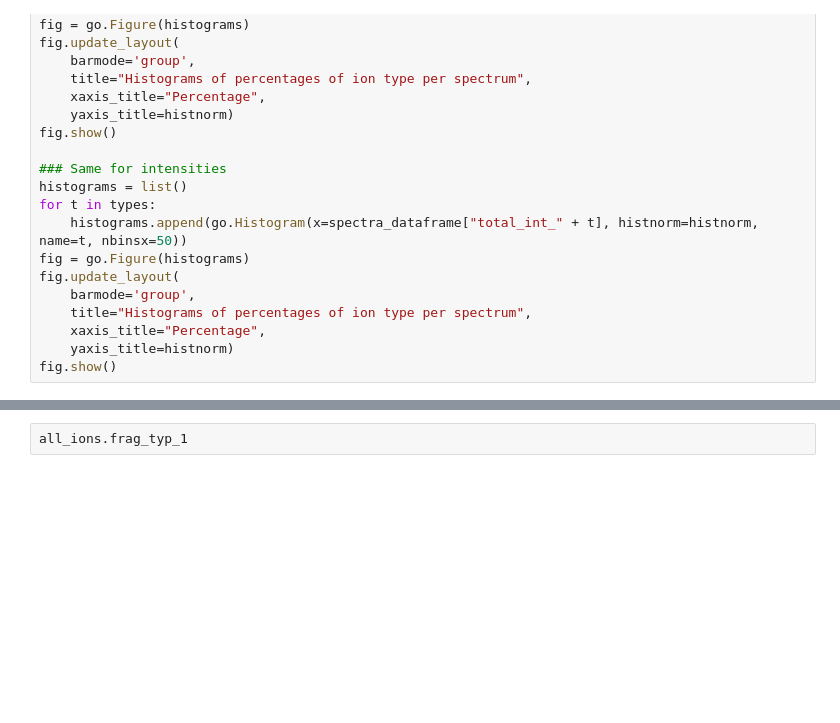
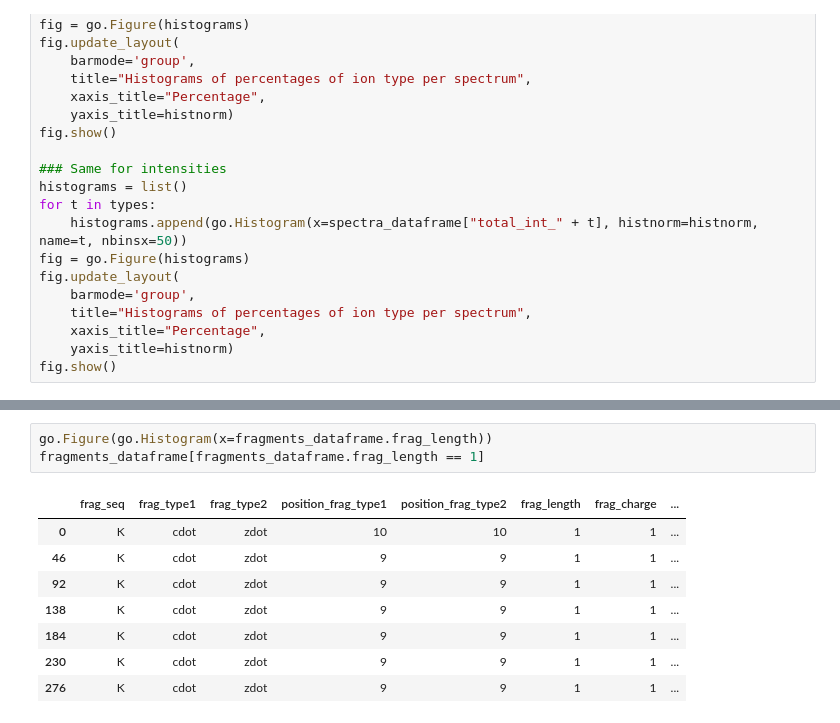
Before and after one commit to veitveit/eubic23_internal_ions, a Jupyter notebook: Stats_Veit.ipynb, the cells around one changed output, grey strips where cells are left out. Cells and saved outputs as stored; diff of their text form; blank space fills up the shorter version.

```diff
--- a/Stats_Veit.ipynb
+++ b/Stats_Veit.ipynb
@@ -185,3 +209,13 @@ fragments_dataframe[fragments_dataframe['frag_seq'].str.len() == 1 and fragments
 # %%
-all_ions.frag_typ_1
+go.Figure(go.Histogram(x=fragments_dataframe.frag_length))
+fragments_dataframe[fragments_dataframe.frag_length == 1]
+# %% [output]
+|  | frag_seq | frag_type1 | frag_type2 | position_frag_type1 | position_frag_type2 | frag_length | frag_charge | ... |
+| 0 | K | cdot | zdot | 10 | 10 | 1 | 1 | ... |
+| 46 | K | cdot | zdot | 9 | 9 | 1 | 1 | ... |
+| 92 | K | cdot | zdot | 9 | 9 | 1 | 1 | ... |
+| 138 | K | cdot | zdot | 9 | 9 | 1 | 1 | ... |
+| 184 | K | cdot | zdot | 9 | 9 | 1 | 1 | ... |
+| 230 | K | cdot | zdot | 9 | 9 | 1 | 1 | ... |
+| 276 | K | cdot | zdot | 9 | 9 | 1 | 1 | ... |
 # %%
```
Also changed, not shown: parts of 5 cells of this notebook.
